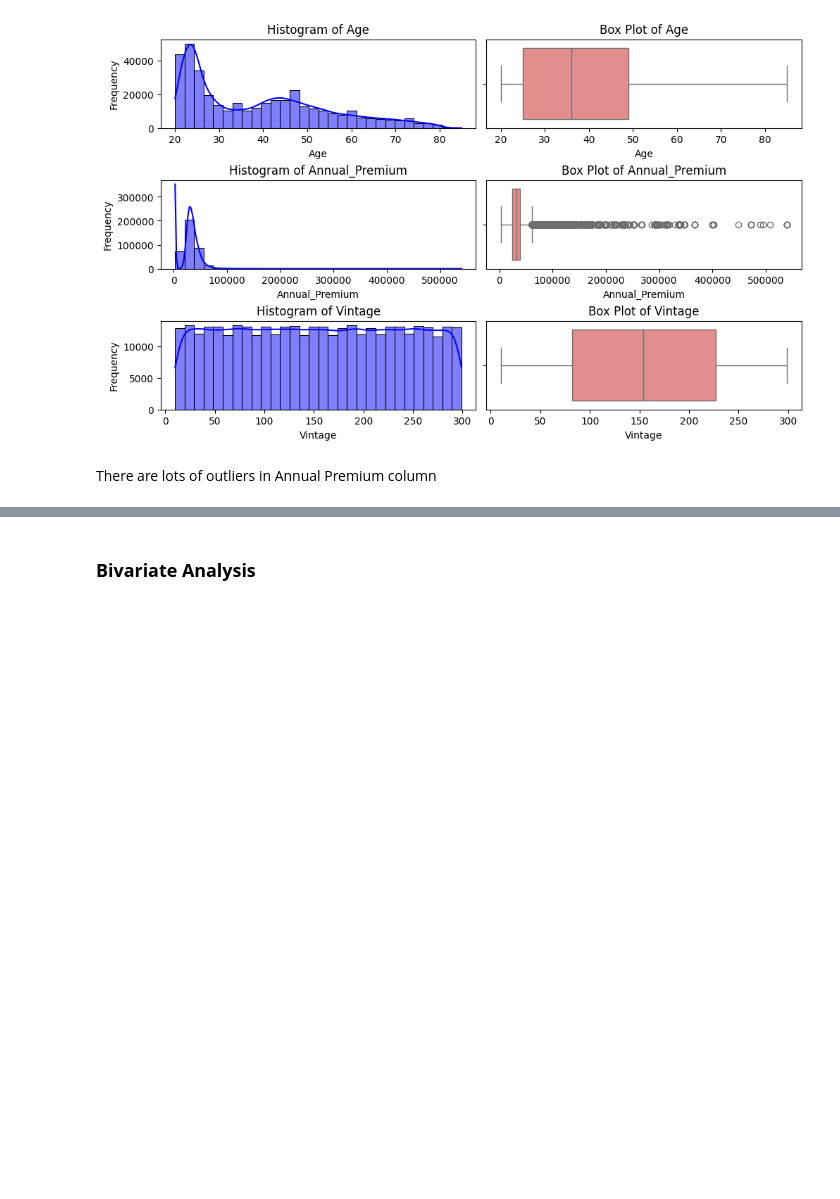
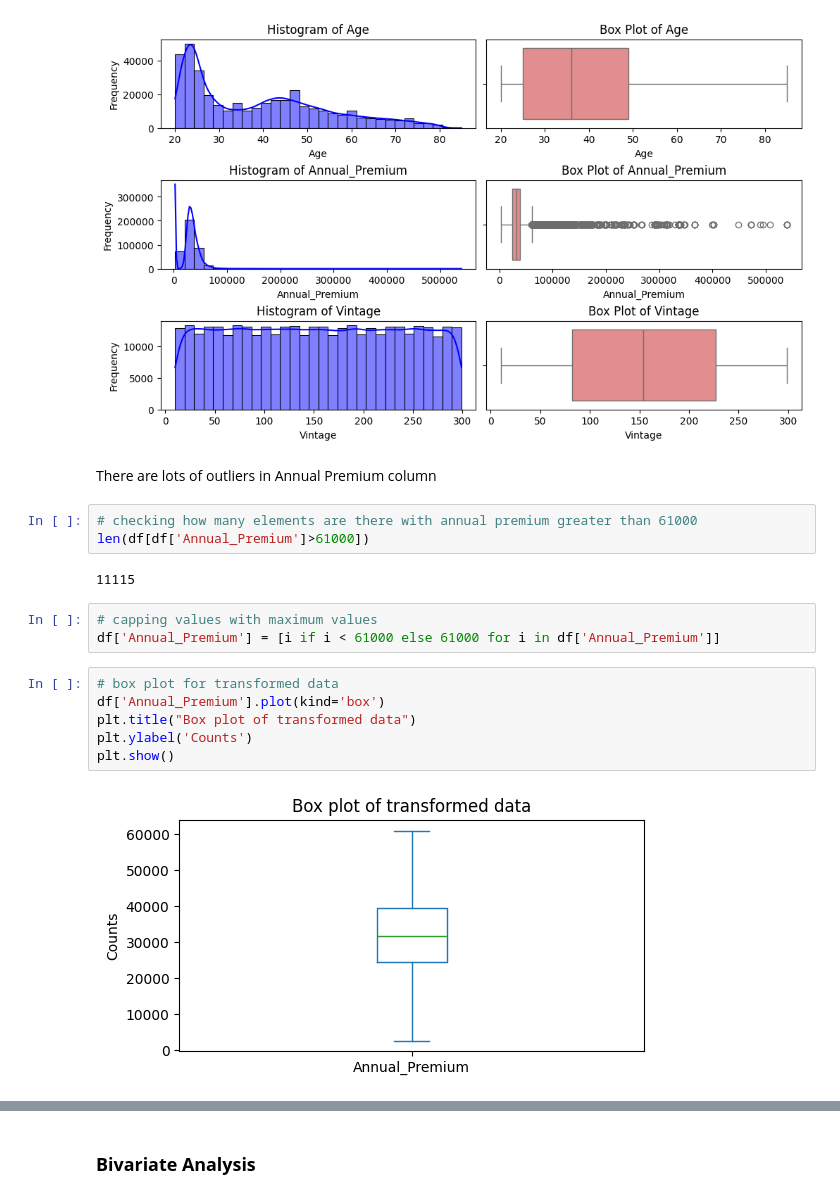
Before and after one commit to YashMasane/InsurePredict-Customer-Conversion-Insights, a Jupyter notebook: Notebooks/experiments.ipynb, the cells around one changed output, grey strips where cells are left out. Saved outputs shown, nothing was run; the diff lists cells and outputs as text; blank space fills up the shorter version.

```diff
--- a/Notebooks/experiments.ipynb
+++ b/Notebooks/experiments.ipynb
@@ -218,3 +217,19 @@ plt.show()
 [figure]
 # %% [markdown]
 There are lots of outliers in Annual Premium column
+# %%
+# checking how many elements are there with annual premium greater than 61000
+len(df[df['Annual_Premium']>61000])
+# %% [output]
+11115
+# %%
+# capping values with maximum values
+df['Annual_Premium'] = [i if i < 61000 else 61000 for i in df['Annual_Premium']]
+# %%
+# box plot for transformed data
+df['Annual_Premium'].plot(kind='box')
+plt.title("Box plot of transformed data")
+plt.ylabel('Counts')
+plt.show()
+# %% [output]
+[figure, added]
```
Also changed, not shown: parts of 3 cells of this notebook.
